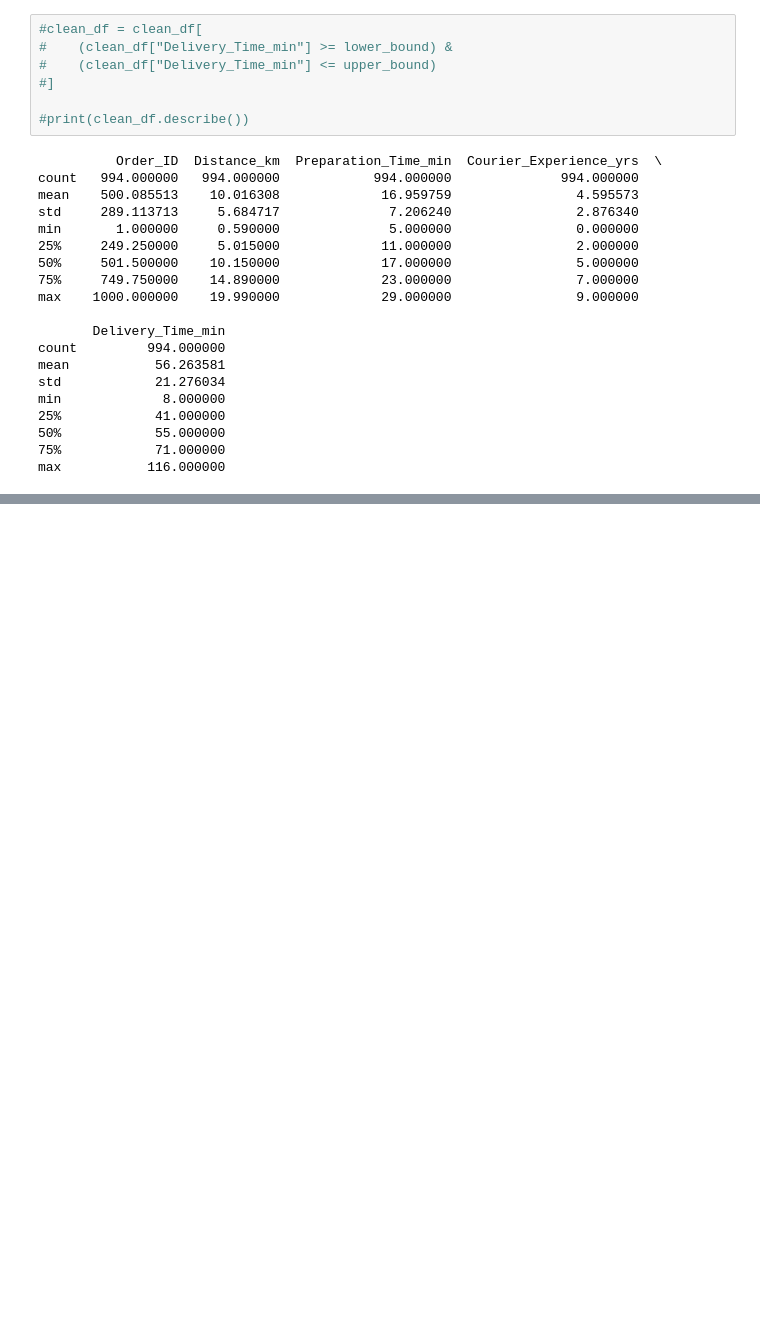
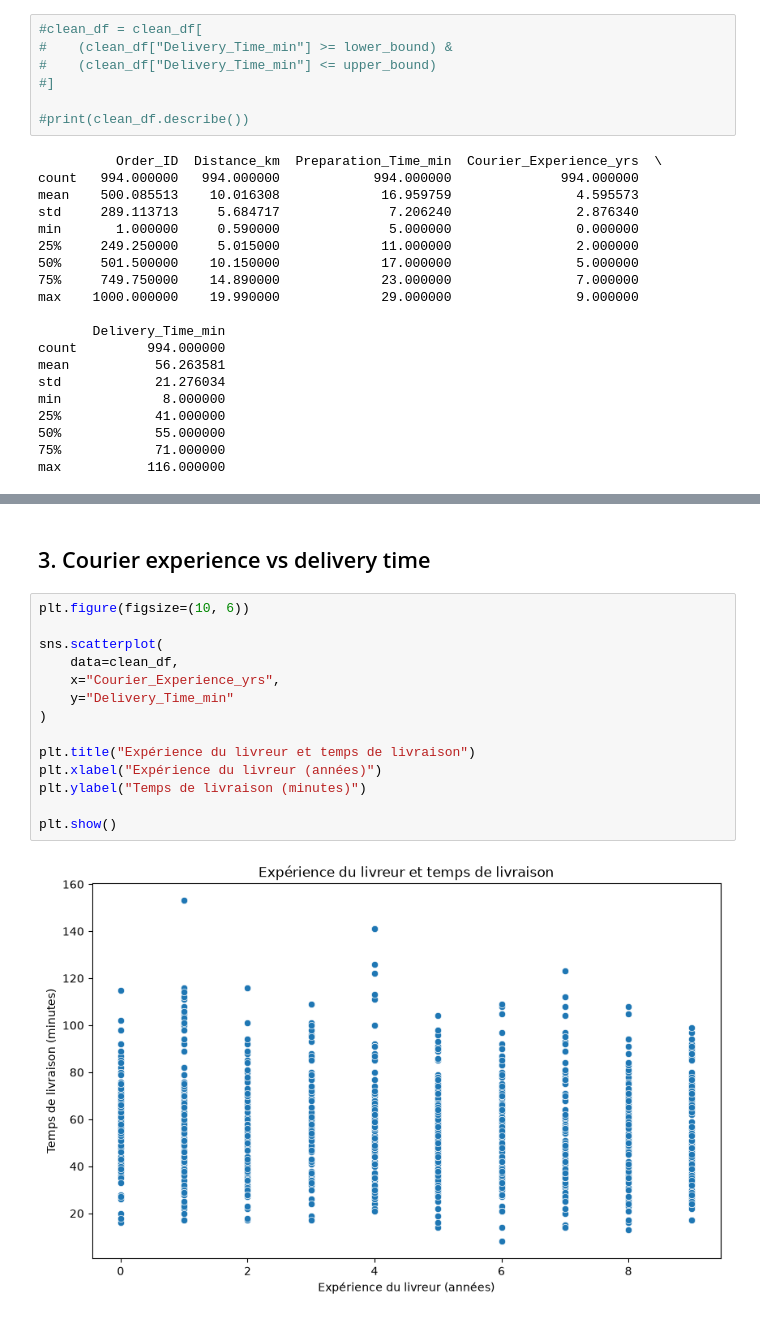
Before and after one commit to lahcen404/DeliveryETA, a Jupyter notebook: notebooks/delivery_eta_analysis.ipynb, the cells around one changed output, grey strips where cells are left out. Cells and saved outputs as stored; diff of their text form; blank space fills up the shorter version.

```diff
--- a/notebooks/delivery_eta_analysis.ipynb
+++ b/notebooks/delivery_eta_analysis.ipynb
@@ -281,0 +521,18 @@ max           116.000000
+# %% [markdown]
+## 3. Courier experience vs delivery time
+# %%
+plt.figure(figsize=(10, 6))
+
+sns.scatterplot(
+    data=clean_df,
+    x="Courier_Experience_yrs",
+    y="Delivery_Time_min"
+)
+
+plt.title("Expérience du livreur et temps de livraison")
+plt.xlabel("Expérience du livreur (années)")
+plt.ylabel("Temps de livraison (minutes)")
+
+plt.show()
+# %% [output]
+[figure, added]
```
Also changed, not shown: parts of 32 cells of this notebook, 2 other files.
